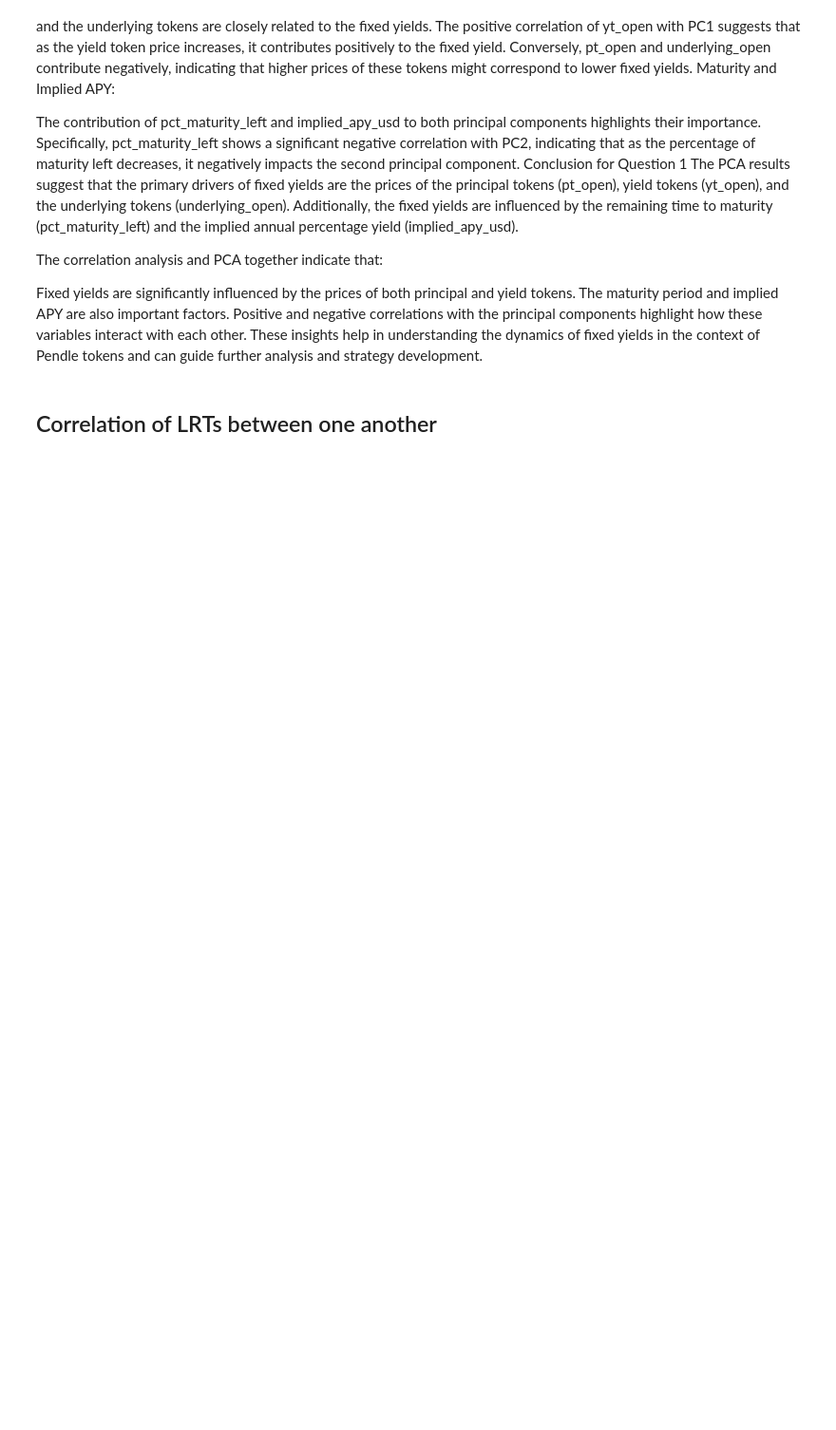
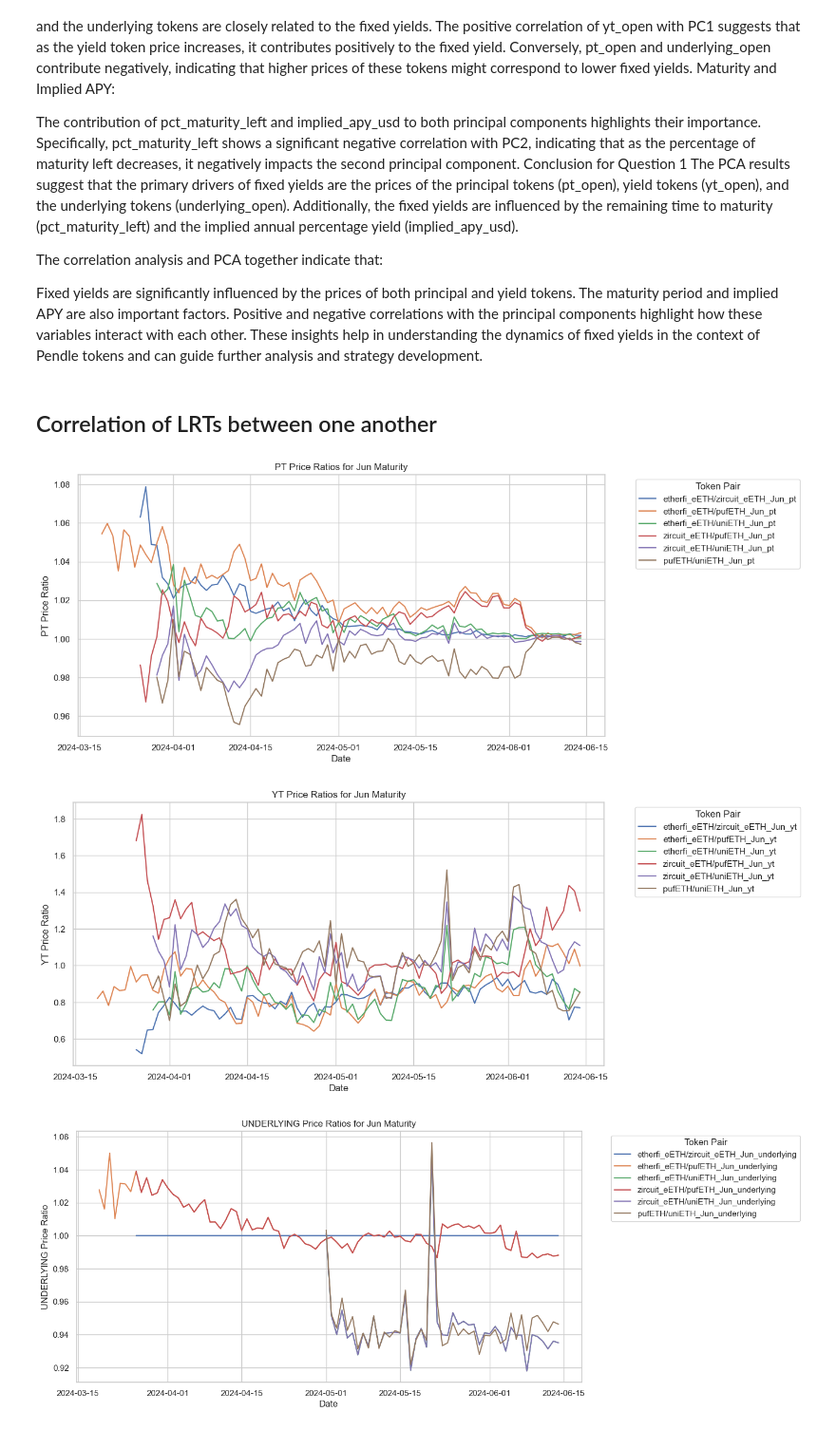
Before and after one commit to farischaudhry/pendle-analysis, a Jupyter notebook: lrt-analysis.ipynb, the cells around one changed output. Shown at 95% size. Cells and saved outputs as stored; diff of their text form; code cells hidden in the pictures; blank space fills up the shorter version.

```diff
--- a/lrt-analysis.ipynb
+++ b/lrt-analysis.ipynb
@@ -336,0 +278,67 @@ def calculate_price_ratios(df1, df2, label1, label2):
+# %%
+from itertools import combinations
+
+sns.set(style='whitegrid')
+
+tokens = {
+    'etherfi_eETH': {'Jun': etherfi_eETH_jun_df, 'Sep': etherfi_eETH_sep_df, 'Dec': etherfi_eETH_dec_df},
+    'zircuit_eETH': {'Jun': zircuit_eETH_jun_df},
+    'ezETH': {'Sep': ezETH_sep_df, 'Dec': ezETH_dec_df},
+    'pufETH': {'Jun': pufETH_jun_df, 'Sep': pufETH_sep_df},
+    'uniETH': {'Jun': uniETH_jun_df, 'Sep': uniETH_sep_df}
+}
+
+# Function to calculate price ratios
+def calculate_price_ratios(df1, df2, label):
+    common_dates = df1.index.intersection(df2.index)
+    df1 = df1.loc[common_dates]
+    df2 = df2.loc[common_dates]
+    ratios = pd.DataFrame(index=common_dates)
+    ratios[f'{label}_pt'] = df1['pt_open'] / df2['pt_open']
+    ratios[f'{label}_yt'] = df1['yt_open'] / df2['yt_open']
+    ratios[f'{label}_underlying'] = df1['underlying_open'] / df2['underlying_open']
+    return ratios
+
+# Prepare dataframes for each maturity period
+all_ratios_jun_df = pd.DataFrame()
+all_ratios_sep_df = pd.DataFrame()
+all_ratios_dec_df = pd.DataFrame()
+
+# Iterate over each maturity to compare tokens
+maturities = ['Jun', 'Sep', 'Dec']
+
+for maturity in maturities:
+    all_ratios = pd.DataFrame()
+    # Generate combinations of tokens for this specific maturity
+    available_tokens = [token for token in tokens if maturity in tokens[token]]
+    token_pairs = combinations(available_tokens, 2)
+
+    for token1, token2 in token_pairs:
+        df1 = tokens[token1][maturity]
+        df2 = tokens[token2][maturity]
+        label = f'{token1}/{token2}_{maturity}'
+        ratios = calculate_price_ratios(df1, df2, label)
+        all_ratios = pd.concat([all_ratios, ratios], axis=1)
+
+    if maturity == 'Jun':
+        all_ratios_jun_df = all_ratios
+    elif maturity == 'Sep':
+        all_ratios_sep_df = all_ratios
+    elif maturity == 'Dec':
+        all_ratios_dec_df = all_ratios
+
+    # Plotting results for each ratio type
+    for ratio_type in ['pt', 'yt', 'underlying']:
+        plt.figure(figsize=(12, 6))
+        ratio_columns = [col for col in all_ratios.columns if ratio_type in col]
+        for col in ratio_columns:
+            sns.lineplot(data=all_ratios, x=all_ratios.index, y=col, label=col)
+        plt.title(f'{ratio_type.upper()} Price Ratios for {maturity} Maturity')
+        plt.xlabel('Date')
+        plt.ylabel(f'{ratio_type.upper()} Price Ratio')
+        plt.legend(title='Token Pair', bbox_to_anchor=(1.05, 1), loc='upper left')
+        plt.show()
+# %% [output]
+[figure, added]
+[figure, added]
+[figure, added]
```
Also changed, not shown: parts of 14 cells of this notebook, 1 other file.
